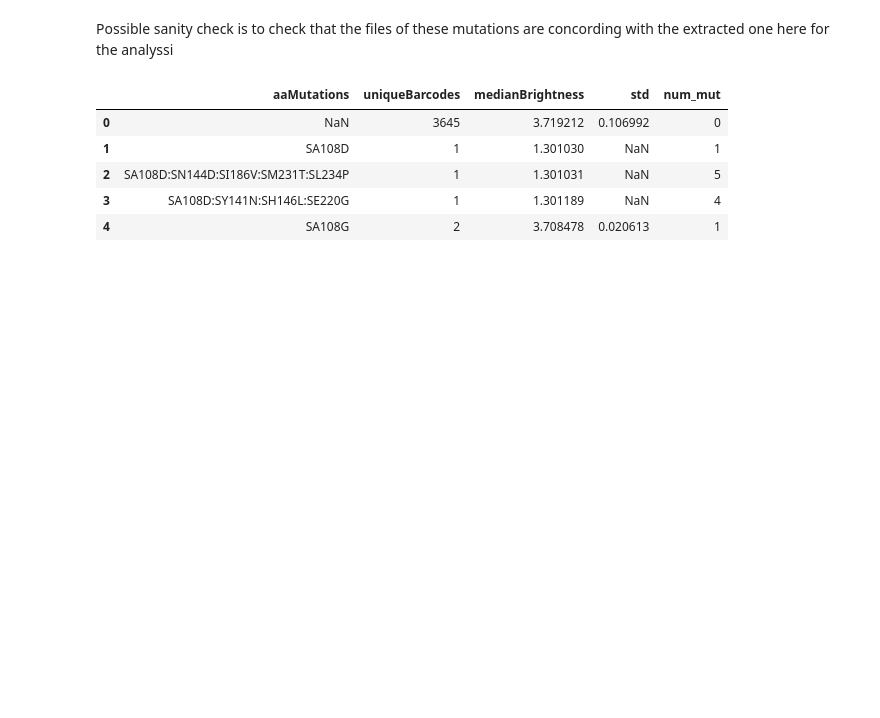
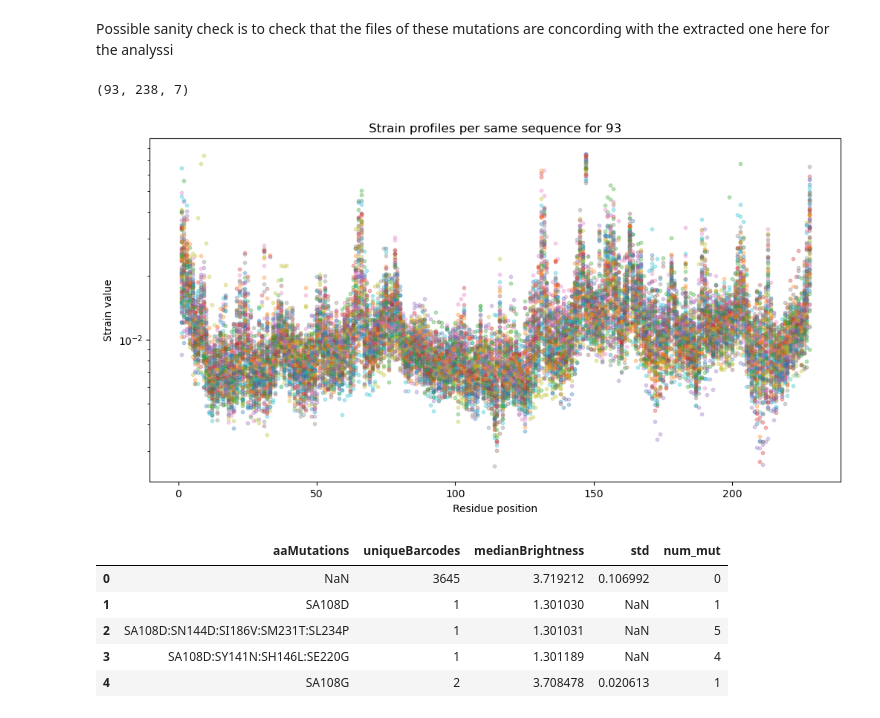
Before and after one commit to Thomasbush9/gfp_function_prediction, a Jupyter notebook: notebooks/effective_strain.ipynb, the cells around one changed output. Drawn from its saved outputs; the diff is of its cells as text; code cells hidden in the pictures; blank space fills up the shorter version.

```diff
--- a/notebooks/effective_strain.ipynb
+++ b/notebooks/effective_strain.ipynb
@@ -261,3 +266,21 @@ strain_t, files_id, files, legend = load_strain_numpy_recursive(main_dir)
+# %%
+strain_t.shape
+# %% [output]
+(93, 238, 7)
+# %%
+# plot the strain with always the same protein:
+strain_values = strain_t[:, :, 0]
+plt.figure(figsize=(12,6))
+for i in range(strain_values.shape[0]):   # loop over sequences
+    plt.scatter(range(strain_values.shape[1]), strain_values[i, :], alpha=0.3, s=10)
+
+plt.xlabel("Residue position")
+plt.ylabel("Strain value")
+plt.yscale("log")
+plt.title(f"Strain profiles per same sequence for {len(strain_t)}")
+plt.show()
+# %% [output]
+[figure, added]
 # %%
 gfp_dataset = pd.read_csv(tsv_path, sep='\t')
 gfp_dataset["num_mut"] = gfp_dataset["aaMutations"].apply(get_numb_mut)
```
Also changed, not shown: parts of 7 cells of this notebook, 1 other file.
